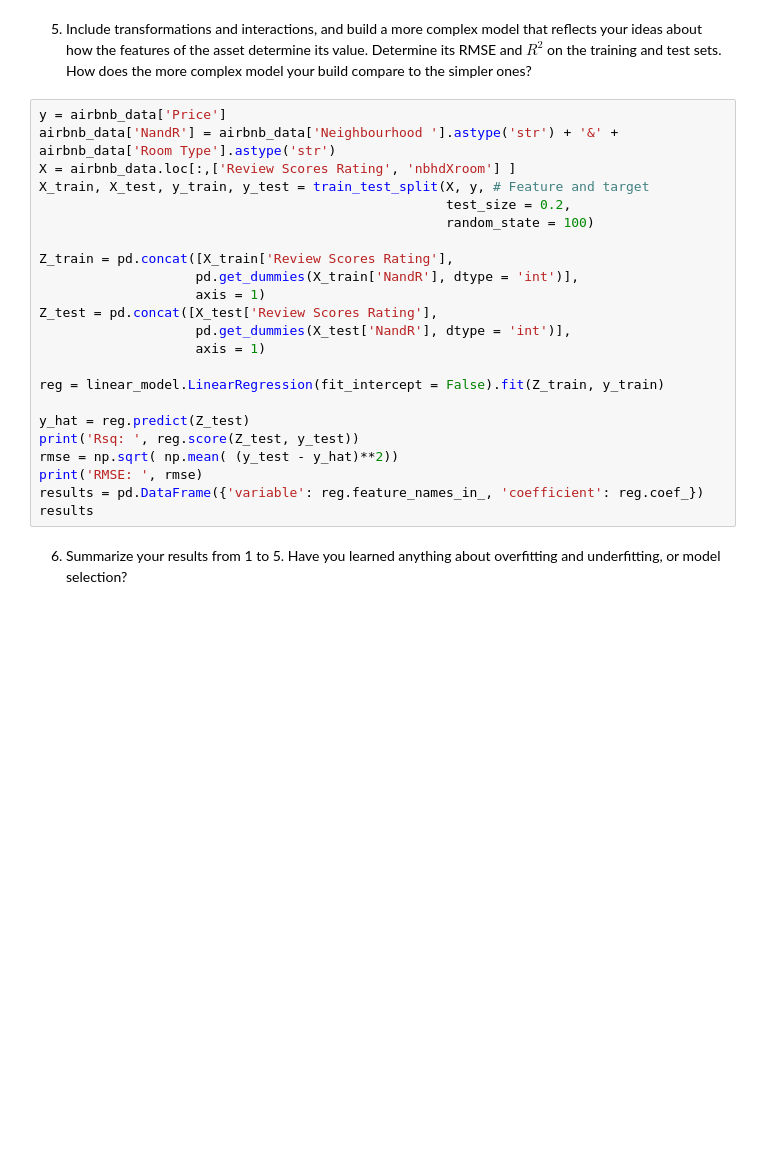
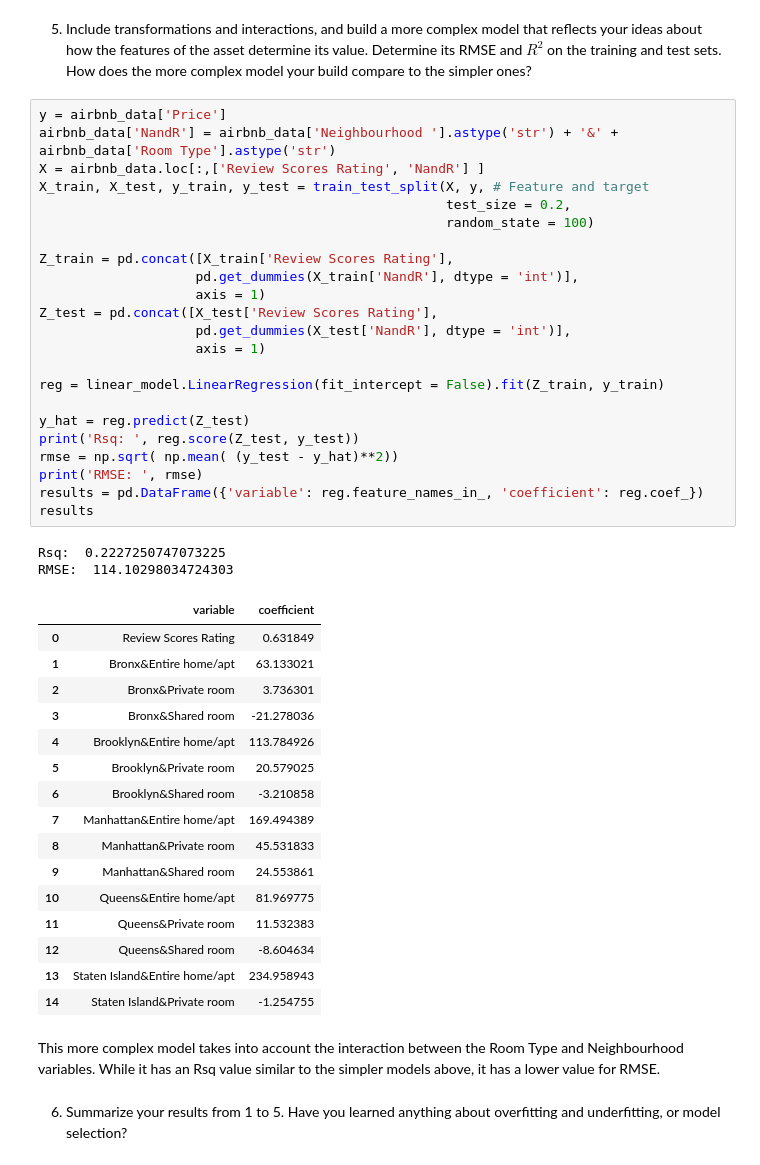
Before and after one commit to laurenwisniewski/DS3001-labs, a Jupyter notebook: 04_hedonic_pricing.ipynb, the cells around one changed output. Cells and saved outputs as stored; diff of their text form; blank space fills up the shorter version.

```diff
--- a/04_hedonic_pricing.ipynb
+++ b/04_hedonic_pricing.ipynb
@@ -125,26 +125,47 @@ The first model had a better Rsq value, but the second model had a better RMSE s
 # %%
 y = airbnb_data['Price']
 airbnb_data['NandR'] = airbnb_data['Neighbourhood '].astype('str') + '&' + airbnb_data['Room Type'].astype('str')
-X = airbnb_data.loc[:,['Review Scores Rating', 'nbhdXroom'] ]
+X = airbnb_data.loc[:,['Review Scores Rating', 'NandR'] ]
 X_train, X_test, y_train, y_test = train_test_split(X, y, # Feature and target
                                                     test_size = 0.2,
                                                     random_state = 100)
 
 Z_train = pd.concat([X_train['Review Scores Rating'],
                     pd.get_dummies(X_train['NandR'], dtype = 'int')],
                     axis = 1)
 Z_test = pd.concat([X_test['Review Scores Rating'],
                     pd.get_dummies(X_test['NandR'], dtype = 'int')],
                     axis = 1)
 
 reg = linear_model.LinearRegression(fit_intercept = False).fit(Z_train, y_train)
 
 y_hat = reg.predict(Z_test)
 print('Rsq: ', reg.score(Z_test, y_test))
 rmse = np.sqrt( np.mean( (y_test - y_hat)**2))
 print('RMSE: ', rmse)
 results = pd.DataFrame({'variable': reg.feature_names_in_, 'coefficient': reg.coef_})
 results
+# %% [output]
+Rsq:  0.2227250747073225
+RMSE:  114.10298034724303
+|  | variable | coefficient |
+| 0 | Review Scores Rating | 0.631849 |
+| 1 | Bronx&Entire home/apt | 63.133021 |
+| 2 | Bronx&Private room | 3.736301 |
+| 3 | Bronx&Shared room | -21.278036 |
+| 4 | Brooklyn&Entire home/apt | 113.784926 |
+| 5 | Brooklyn&Private room | 20.579025 |
+| 6 | Brooklyn&Shared room | -3.210858 |
+| 7 | Manhattan&Entire home/apt | 169.494389 |
+| 8 | Manhattan&Private room | 45.531833 |
+| 9 | Manhattan&Shared room | 24.553861 |
+| 10 | Queens&Entire home/apt | 81.969775 |
+| 11 | Queens&Private room | 11.532383 |
+| 12 | Queens&Shared room | -8.604634 |
+| 13 | Staten Island&Entire home/apt | 234.958943 |
+| 14 | Staten Island&Private room | -1.254755 |
+# %% [markdown]
+This more complex model takes into account the interaction between the Room Type and Neighbourhood variables. While it has an Rsq value similar to the simpler models above, it has a lower value for RMSE.
 # %% [markdown]
 6. Summarize your results from 1 to 5. Have you learned anything about overfitting and underfitting, or model selection?
 # %% [markdown]
```
